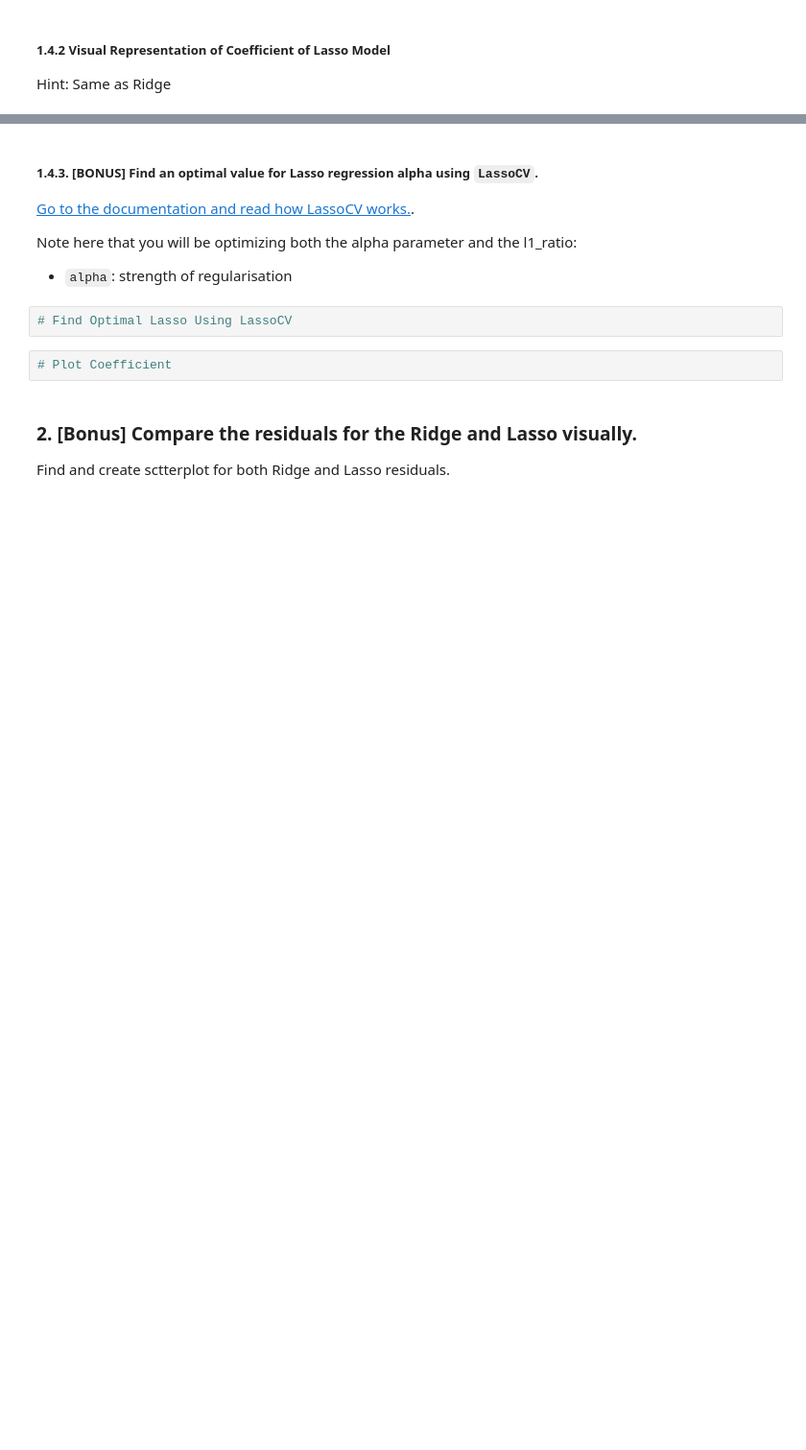
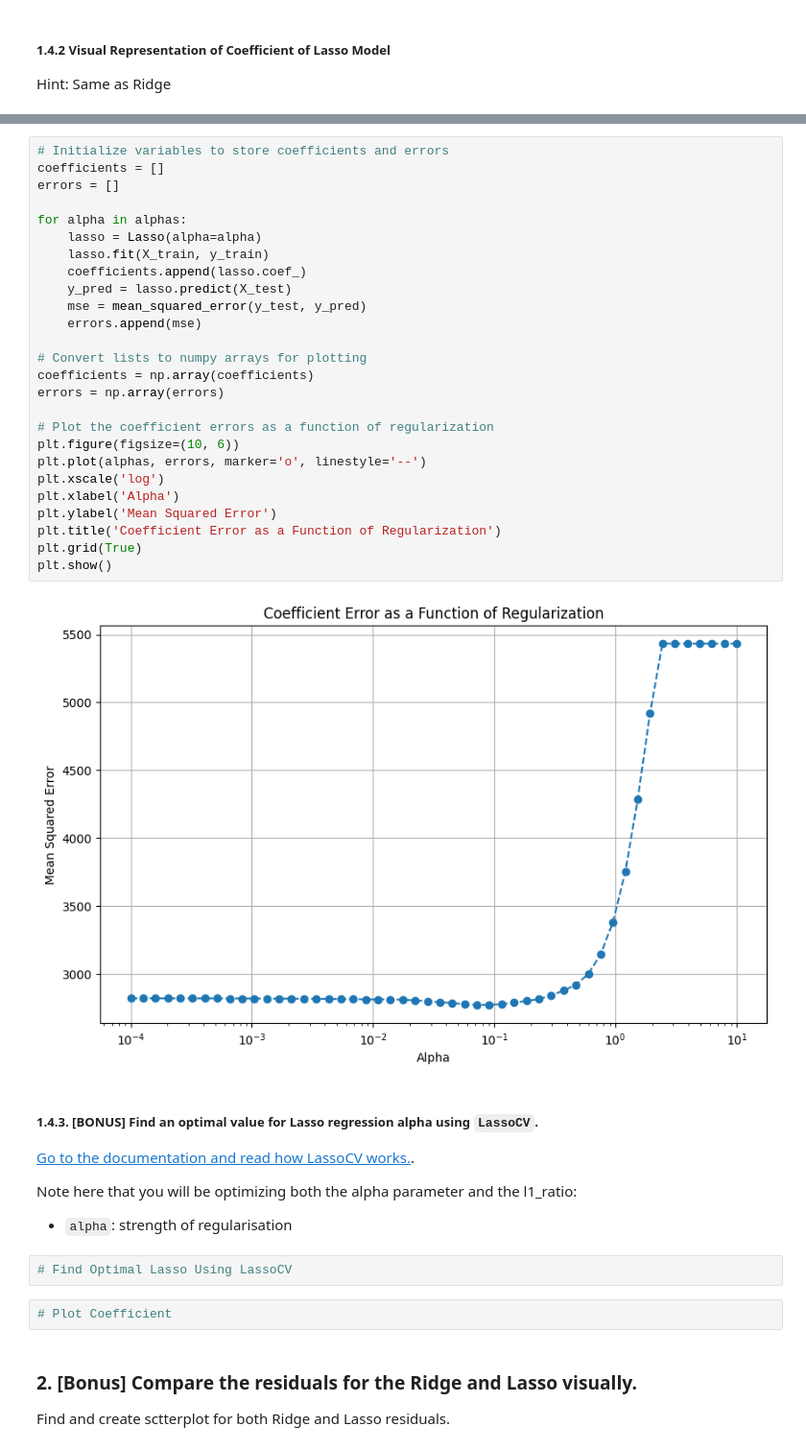
Before and after one commit to pragyanandan/Module-41, a Jupyter notebook: IOD_Lab.4.4.ipynb, the cells around one changed output, grey strips where cells are left out. Shown: that part at 96% size. Cells and saved outputs as stored; diff of their text form; blank space fills up the shorter version.

```diff
--- a/IOD_Lab.4.4.ipynb
+++ b/IOD_Lab.4.4.ipynb
@@ -227,3 +294,31 @@ Hint: Same as Ridge
+# %%
+# Initialize variables to store coefficients and errors
+coefficients = []
+errors = []
+
+for alpha in alphas:
+    lasso = Lasso(alpha=alpha)
+    lasso.fit(X_train, y_train)
+    coefficients.append(lasso.coef_)
+    y_pred = lasso.predict(X_test)
+    mse = mean_squared_error(y_test, y_pred)
+    errors.append(mse)
+
+# Convert lists to numpy arrays for plotting
+coefficients = np.array(coefficients)
+errors = np.array(errors)
+
+# Plot the coefficient errors as a function of regularization
+plt.figure(figsize=(10, 6))
+plt.plot(alphas, errors, marker='o', linestyle='--')
+plt.xscale('log')
+plt.xlabel('Alpha')
+plt.ylabel('Mean Squared Error')
+plt.title('Coefficient Error as a Function of Regularization')
+plt.grid(True)
+plt.show()
+# %% [output]
+[figure, added]
 # %% [markdown]
 ##### 1.4.3. [BONUS]  Find an optimal value for Lasso regression alpha using `LassoCV`.
 
```
Also changed, not shown: parts of 7 cells of this notebook, 2 other files.
